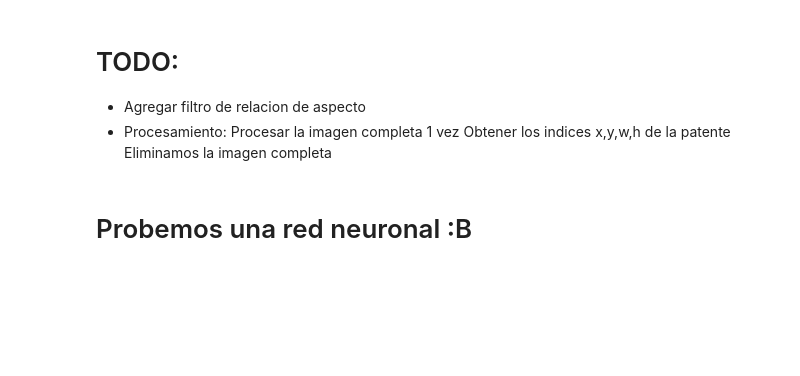
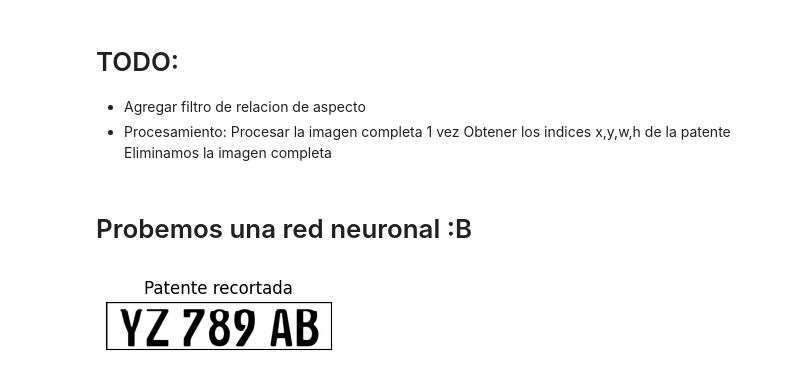
Before and after one commit to sleepydogo/plate-cv, a Jupyter notebook: Tests.ipynb, the cells around one changed output. Saved outputs shown, nothing was run; the diff lists cells and outputs as text; code cells hidden in the pictures; blank space fills up the shorter version.

```diff
--- a/Tests.ipynb
+++ b/Tests.ipynb
@@ -338,3 +332,33 @@ def predecir_numero(letra):
 
     # Imprimir las predicciones
     print(predictions)
+# %%
+def recortar_extremos_patente(patente_binarizada):
+    altura, ancho = patente_binarizada.shape[:2]
+    THRESHOLD = 132
+    filas_a_eliminar = []
+    for i in range(altura):
+        suma = 0
+        for j in range(ancho):
+            suma = suma + patente_binarizada[i][j]
+        if (suma/ancho) <  THRESHOLD:
+            filas_a_eliminar.append(i)
+    filas_a_eliminar.extend(range(alto-15,alto))
+    patente = np.delete(patente_binarizada, filas_a_eliminar, 0)
+    return patente
+
+patente = cv2.imread('./resources/dataset_generado/1.png')
+
+patente = cv2.cvtColor(patente, cv2.COLOR_RGB2GRAY)
+
+_, patente_binarizada = cv2.threshold(patente_grises, 150, 255, cv2.THRESH_BINARY)
+
+patente_recorte = recortar_extremos_patente(patente)
+
+plt.subplot(1, 2, 1)
+plt.imshow(patente_recorte, cmap='gray')
+plt.title(f'Patente recortada')
+plt.xticks([]), plt.yticks([])
+plt.show()
+# %% [output]
+[figure, added]
```
Also changed, not shown: parts of 1 cell of this notebook, 50 other files.
